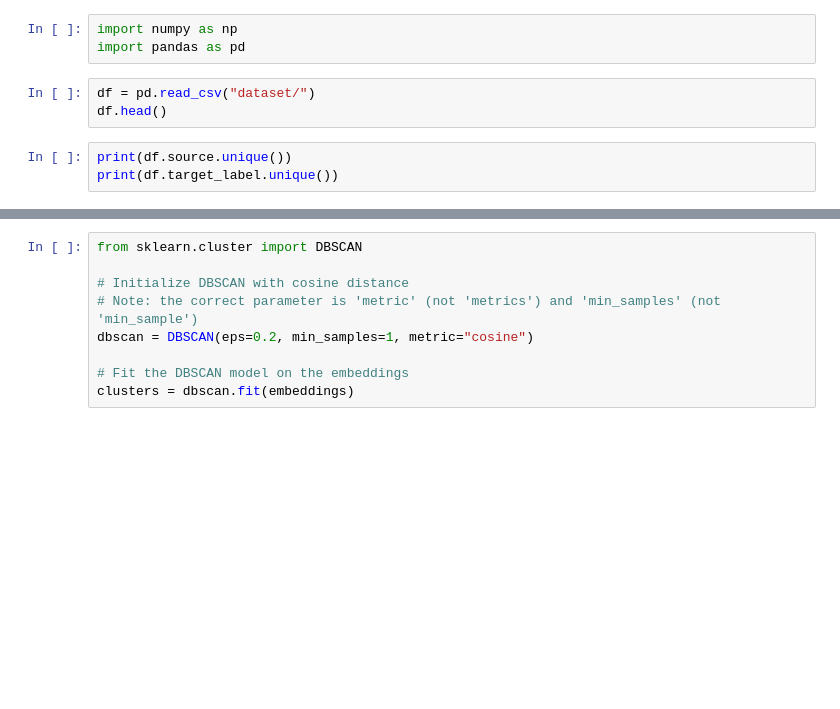
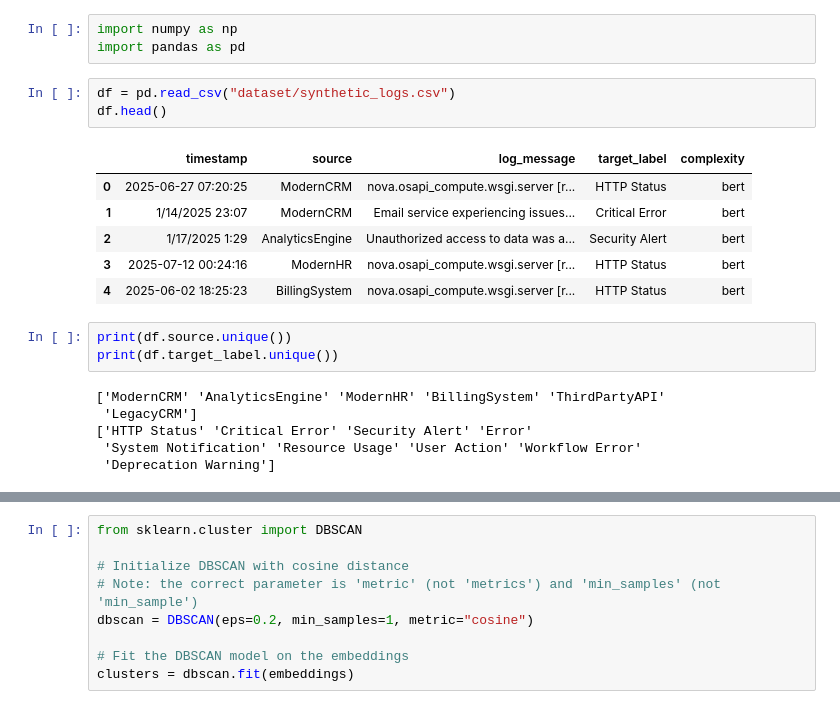
Before and after one commit to SteveParadox/Logify-A-Smart-Server-Log-Classification-Microservice, a Jupyter notebook: training/training.ipynb, the cells around one changed output, grey strips where cells are left out. Cells and saved outputs as stored; diff of their text form; blank space fills up the shorter version.

```diff
--- a/training/training.ipynb
+++ b/training/training.ipynb
@@ -2,11 +2,24 @@
 import numpy as np
 import pandas as pd
 # %%
-df = pd.read_csv("dataset/")
+df = pd.read_csv("dataset/synthetic_logs.csv")
 df.head()
+# %% [output]
+|  | timestamp | source | log_message | target_label | complexity |
+| 0 | 2025-06-27 07:20:25 | ModernCRM | nova.osapi_compute.wsgi.server [r... | HTTP Status | bert |
+| 1 | 1/14/2025 23:07 | ModernCRM | Email service experiencing issues... | Critical Error | bert |
+| 2 | 1/17/2025 1:29 | AnalyticsEngine | Unauthorized access to data was a... | Security Alert | bert |
+| 3 | 2025-07-12 00:24:16 | ModernHR | nova.osapi_compute.wsgi.server [r... | HTTP Status | bert |
+| 4 | 2025-06-02 18:25:23 | BillingSystem | nova.osapi_compute.wsgi.server [r... | HTTP Status | bert |
 # %%
 print(df.source.unique())
 print(df.target_label.unique())
+# %% [output]
+['ModernCRM' 'AnalyticsEngine' 'ModernHR' 'BillingSystem' 'ThirdPartyAPI'
+ 'LegacyCRM']
+['HTTP Status' 'Critical Error' 'Security Alert' 'Error'
+ 'System Notification' 'Resource Usage' 'User Action' 'Workflow Error'
+ 'Deprecation Warning']
 # %%
 from sentence_transformers import SentenceTransformer
 from sklearn.cluster import DBSCAN
```
Also changed, not shown: parts of 14 cells of this notebook, 3 other files.
